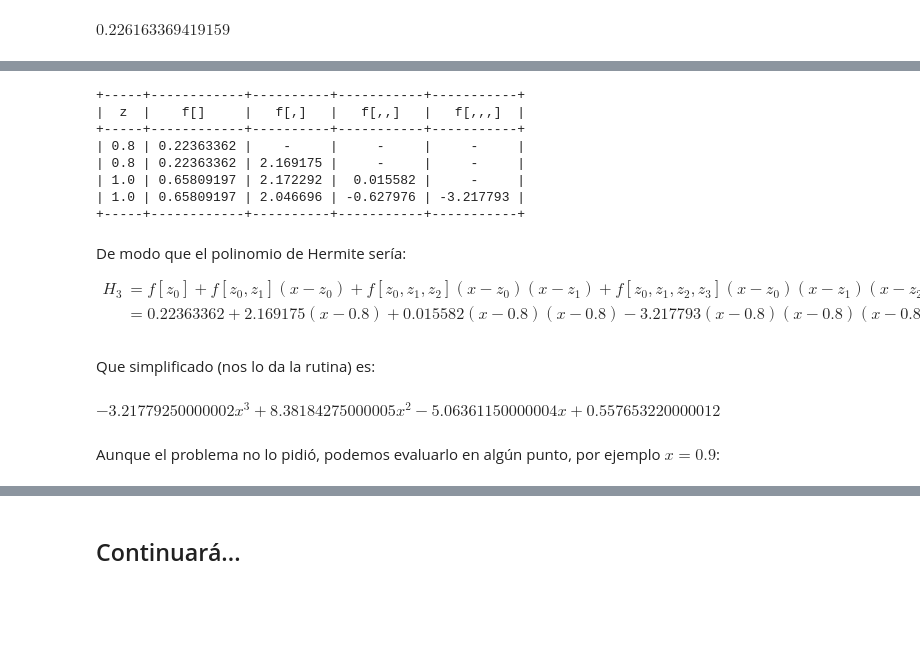
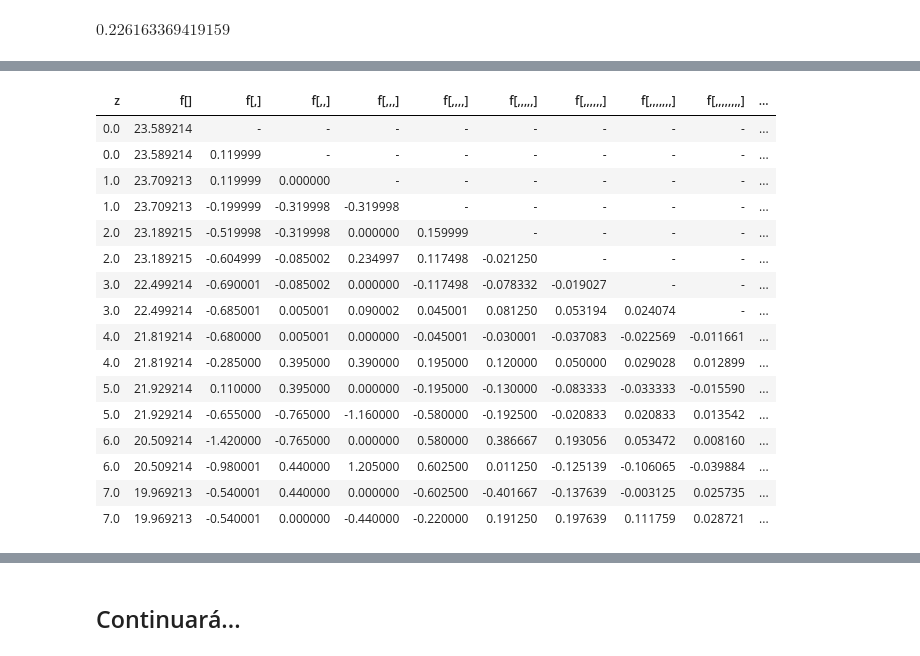
Before and after one commit to JorgeZuluaga/NotasMetodosNumericos, a Jupyter notebook: MN-CuadernoNotas-DiferenciacionNumerica_FormulasBasicas.ipynb, the cells around one changed output, grey strips where cells are left out. Saved outputs shown, nothing was run; the diff lists cells and outputs as text; code cells hidden in the pictures; blank space fills up the shorter version.

```diff
--- a/MN-CuadernoNotas-DiferenciacionNumerica_FormulasBasicas.ipynb
+++ b/MN-CuadernoNotas-DiferenciacionNumerica_FormulasBasicas.ipynb
@@ -376,28 +398,20 @@ Esta es la tabla resultante:
-# %%
-print(tabla)
-# %% [output]
-+-----+------------+----------+-----------+-----------+
-|  z  |    f[]     |   f[,]   |   f[,,]   |   f[,,,]  |
-+-----+------------+----------+-----------+-----------+
-| 0.8 | 0.22363362 |    -     |     -     |     -     |
-| 0.8 | 0.22363362 | 2.169175 |     -     |     -     |
-| 1.0 | 0.65809197 | 2.172292 |  0.015582 |     -     |
-| 1.0 | 0.65809197 | 2.046696 | -0.627976 | -3.217793 |
-+-----+------------+----------+-----------+-----------+
-# %% [markdown]
-De modo que el polinomio de Hermite sería:
-
-$$
-\begin{aligned}
-H_{3}&=f[z_0]+f[z_0,z_1](x-z_0)+f[z_0,z_1,z_2](x-z_0)(x-z_1)+f[z_0,z_1,z_2,z_3](x-z_0)(x-z_1)(x-z_2)\\
-&= 0.22363362+2.169175(x-0.8)+0.015582(x-0.8)(x-0.8)-3.217793(x-0.8)(x-0.8)(x-0.8)
-\end{aligned}
-$$
-# %% [markdown]
-Que simplificado (nos lo da la rutina) es:
-# %%
-Pn
-# %% [output]
-$\displaystyle - 3.21779250000002 x^{3} + 8.38184275000005 x^{2} - 5.06361150000004 x + 0.557653220000012$
-# %% [markdown]
-Aunque el problema no lo pidió, podemos evaluarlo en algún punto, por ejemplo $x=0.9$:
+# %%
+tabla
+# %% [output]
+| z | f[] | f[,] | f[,,] | f[,,,] | f[,,,,] | f[,,,,,] | f[,,,,,,] | f[,,,,,,,] | f[,,,,,,,,] | ... |
+| 0.0 | 23.589214 | - | - | - | - | - | - | - | - | ... |
+| 0.0 | 23.589214 | 0.119999 | - | - | - | - | - | - | - | ... |
+| 1.0 | 23.709213 | 0.119999 | 0.000000 | - | - | - | - | - | - | ... |
+| 1.0 | 23.709213 | -0.199999 | -0.319998 | -0.319998 | - | - | - | - | - | ... |
+| 2.0 | 23.189215 | -0.519998 | -0.319998 | 0.000000 | 0.159999 | - | - | - | - | ... |
+| 2.0 | 23.189215 | -0.604999 | -0.085002 | 0.234997 | 0.117498 | -0.021250 | - | - | - | ... |
+| 3.0 | 22.499214 | -0.690001 | -0.085002 | 0.000000 | -0.117498 | -0.078332 | -0.019027 | - | - | ... |
+| 3.0 | 22.499214 | -0.685001 | 0.005001 | 0.090002 | 0.045001 | 0.081250 | 0.053194 | 0.024074 | - | ... |
+| 4.0 | 21.819214 | -0.680000 | 0.005001 | 0.000000 | -0.045001 | -0.030001 | -0.037083 | -0.022569 | -0.011661 | ... |
+| 4.0 | 21.819214 | -0.285000 | 0.395000 | 0.390000 | 0.195000 | 0.120000 | 0.050000 | 0.029028 | 0.012899 | ... |
+| 5.0 | 21.929214 | 0.110000 | 0.395000 | 0.000000 | -0.195000 | -0.130000 | -0.083333 | -0.033333 | -0.015590 | ... |
+| 5.0 | 21.929214 | -0.655000 | -0.765000 | -1.160000 | -0.580000 | -0.192500 | -0.020833 | 0.020833 | 0.013542 | ... |
+| 6.0 | 20.509214 | -1.420000 | -0.765000 | 0.000000 | 0.580000 | 0.386667 | 0.193056 | 0.053472 | 0.008160 | ... |
+| 6.0 | 20.509214 | -0.980001 | 0.440000 | 1.205000 | 0.602500 | 0.011250 | -0.125139 | -0.106065 | -0.039884 | ... |
+| 7.0 | 19.969213 | -0.540001 | 0.440000 | 0.000000 | -0.602500 | -0.401667 | -0.137639 | -0.003125 | 0.025735 | ... |
+| 7.0 | 19.969213 | -0.540001 | 0.000000 | -0.440000 | -0.220000 | 0.191250 | 0.197639 | 0.111759 | 0.028721 | ... |
```
Also changed, not shown: parts of 36 cells of this notebook, 2 other files.
